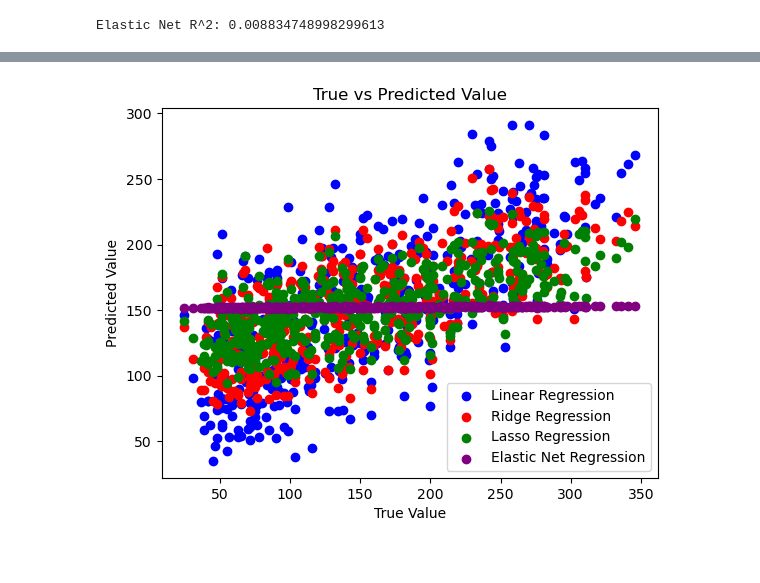
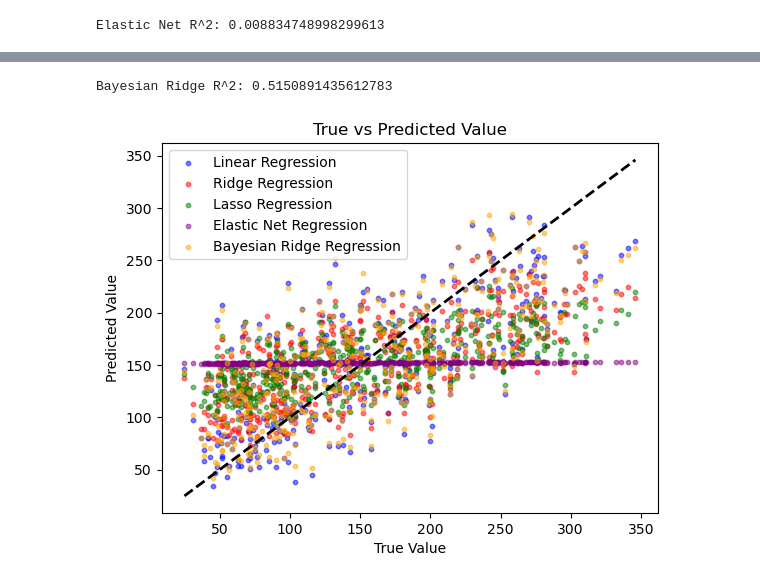
Before and after one commit to AsteroidHunter/basicDL, a Jupyter notebook: regression.ipynb, the cells around one changed output, grey strips where cells are left out. Saved outputs shown, nothing was run; the diff lists cells and outputs as text; code cells hidden in the pictures.

Commit message:
more regression

```diff
--- a/regression.ipynb
+++ b/regression.ipynb
@@ -320,19 +374,37 @@ Elastic Net R^2: 0.008834748998299613
+# %%
+from sklearn.linear_model import BayesianRidge
+
+# Create a Bayesian Ridge Regression model
+bayesian_ridge_model = BayesianRidge()
+
+# Fit the model to the data
+bayesian_ridge_model.fit(X, y)
+
+# Evaluate the fitness of the model
+bayesian_ridge_r_squared = bayesian_ridge_model.score(X, y)
+print(f"Bayesian Ridge R^2: {bayesian_ridge_r_squared}")
+# %% [output]
+Bayesian Ridge R^2: 0.5150891435612783
 # %%
 # Put all plots together, colored by model
 y_pred = model.predict(X)
 ridge_y_pred = ridge_model.predict(X)
 lasso_y_pred = lasso_model.predict(X)
 elastic_net_y_pred = elastic_net_model.predict(X)
+bayesian_ridge_y_pred = bayesian_ridge_model.predict(X)
+plt.scatter(y, y_pred, color='blue', label='Linear Regression', s=10, alpha=0.5)
+plt.scatter(y, ridge_y_pred, color='red', label='Ridge Regression', s=10, alpha=0.5)
+plt.scatter(y, lasso_y_pred, color='green', label='Lasso Regression', s=10, alpha=0.5)
+plt.scatter(y, elastic_net_y_pred, color='purple', label='Elastic Net Regression', s=10, alpha=0.5)
+plt.scatter(y, bayesian_ridge_y_pred, color='orange', label='Bayesian Ridge Regression', s=10, alpha=0.5)
 
-plt.scatter(y, y_pred, color='blue', label='Linear Regression')
-plt.scatter(y, ridge_y_pred, color='red', label='Ridge Regression')
-plt.scatter(y, lasso_y_pred, color='green', label='Lasso Regression')
-plt.scatter(y, elastic_net_y_pred, color='purple', label='Elastic Net Regression')
+# Plot the diagonal line representing perfect regression
+plt.plot([y.min(), y.max()], [y.min(), y.max()], 'k--', lw=2)
 
 plt.xlabel('True Value')
 plt.ylabel('Predicted Value')
 plt.title('True vs Predicted Value')
 plt.legend()
 plt.show()
 # %% [output]
-[figure, old version]
+[figure, new version]
```
Also changed, not shown: parts of 1 cell of this notebook.
